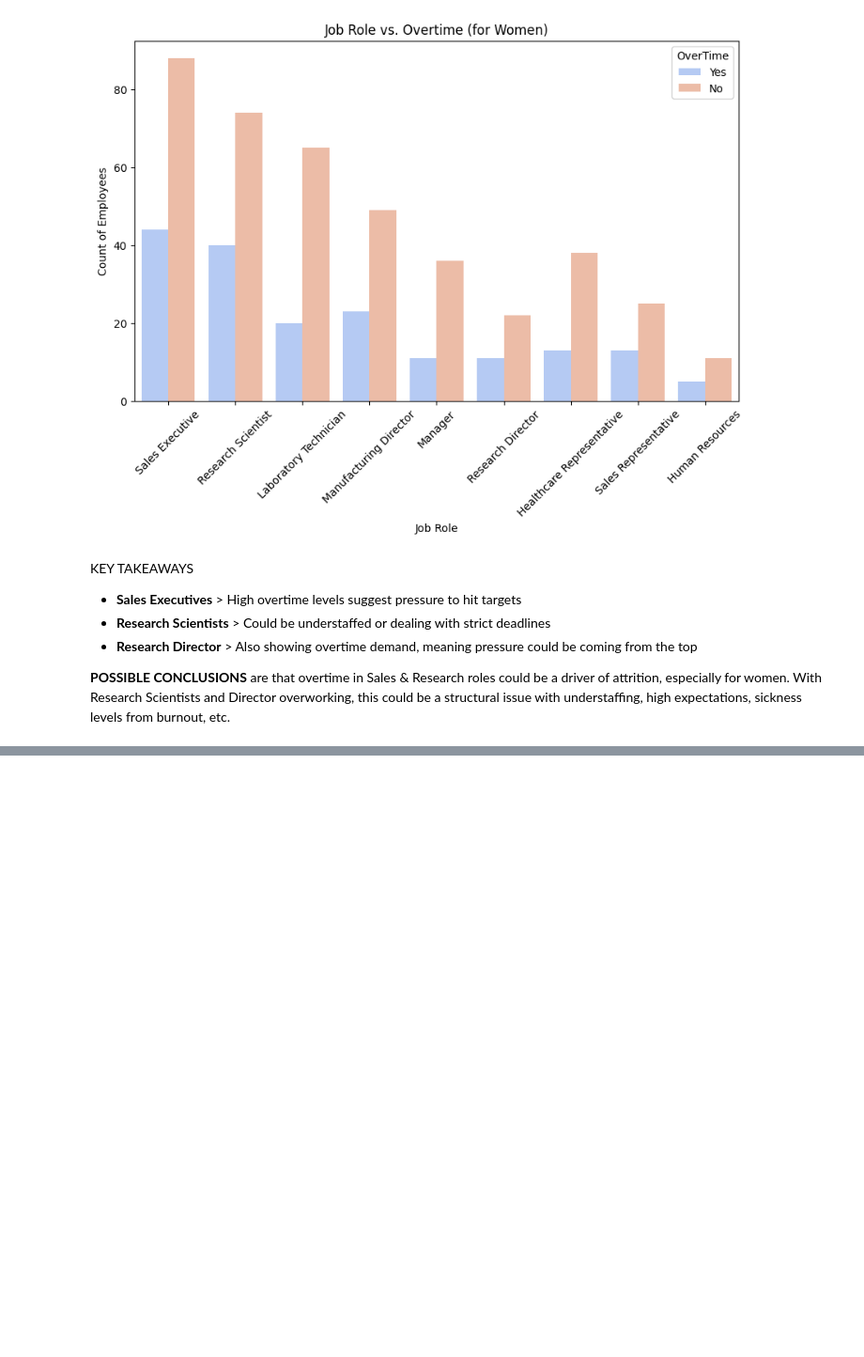
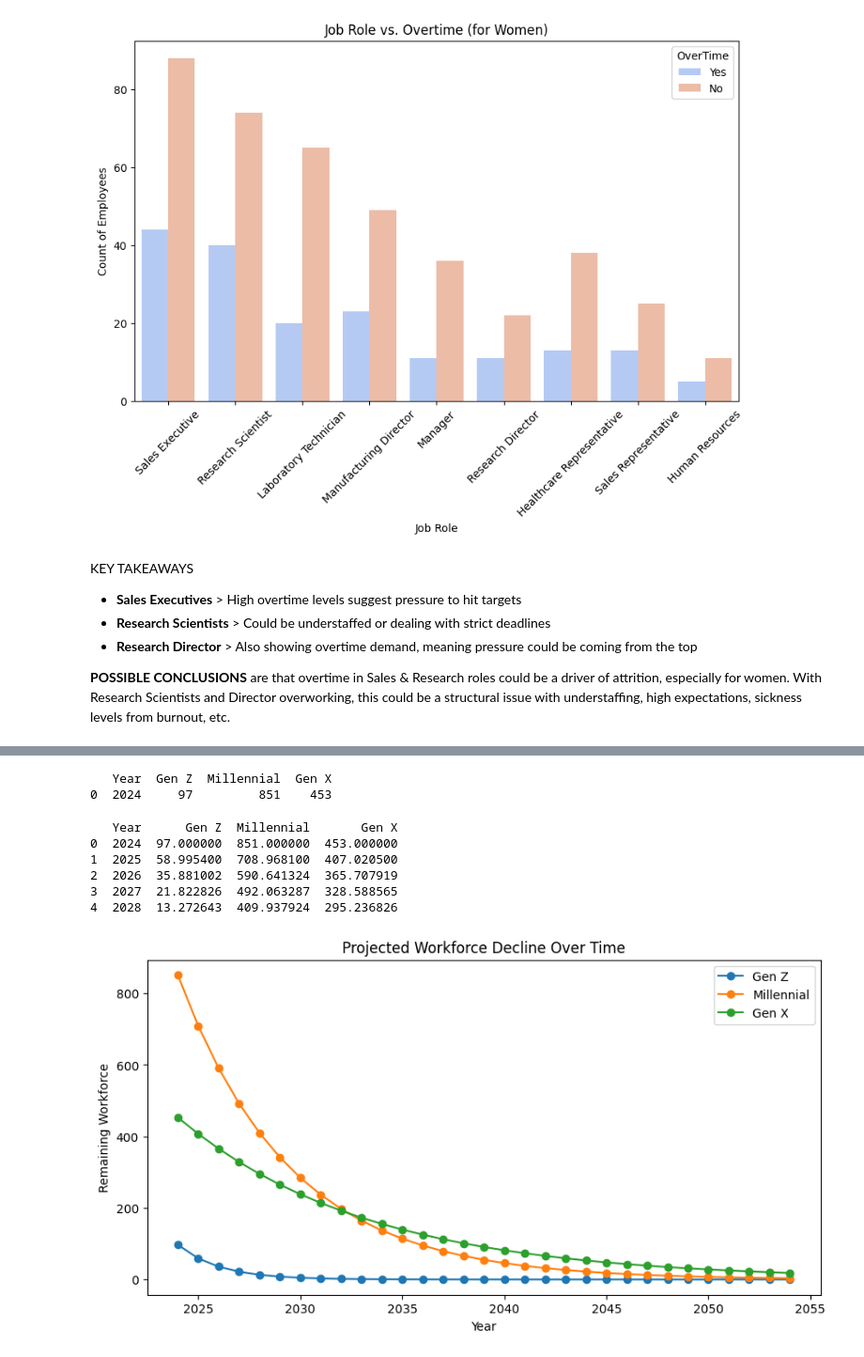
Before and after one commit to Suzie999/HR_Analysis, a Jupyter notebook: HR_Analytics.ipynb, the cells around one changed output, grey strips where cells are left out. Shown at 94% size. Saved outputs shown, nothing was run; the diff lists cells and outputs as text; code cells hidden in the pictures; blank space fills up the shorter version.

```diff
--- a/HR_Analytics.ipynb
+++ b/HR_Analytics.ipynb
@@ -889,0 +911,68 @@ KEY TAKEAWAYS
+# %%
+import pandas as pd
+
+# Define the current workforce for each generation
+workforce_data = {
+    "Year": [2024],  # Start from the current year
+    "Gen Z": [97],
+    "Millennial": [851],
+    "Gen X": [453],
+    }
+
+# Convert into a DataFrame
+df_forecast = pd.DataFrame(workforce_data)
+
+# Display the first row to verify
+print(df_forecast)
+# %% [output]
+   Year  Gen Z  Millennial  Gen X
+0  2024     97         851    453
+# %%
+# Define attrition rates per generation
+attrition_rates = {
+    "Gen Z": 0.3918,  # 39.18% annual attrition
+    "Millennial": 0.1669,  # 16.69% annual attrition
+    "Gen X": 0.1015  # 10.15% annual attrition
+}
+
+# Forecast workforce decline over the next 30 years
+years = list(range(2025, 2055))  # 2025 to 2054
+for year in years:
+    last_row = df_forecast.iloc[-1].copy()  # Get last year's data
+    new_row = {"Year": year}
+
+    # Apply attrition to each generation
+    for gen in attrition_rates:
+        new_row[gen] = last_row[gen] * (1 - attrition_rates[gen])  # Reduce workforce
+
+    # Append the new row to the DataFrame
+    df_forecast = pd.concat([df_forecast, pd.DataFrame([new_row])], ignore_index=True)
+
+# Display the first few rows of the forecast
+print(df_forecast.head())
+# %% [output]
+   Year      Gen Z  Millennial       Gen X
+0  2024  97.000000  851.000000  453.000000
+1  2025  58.995400  708.968100  407.020500
+2  2026  35.881002  590.641324  365.707919
+3  2027  21.822826  492.063287  328.588565
+4  2028  13.272643  409.937924  295.236826
+# %%
+#Create the visual decline for attrition over 30 years - Linear Regression using Matplotlib
+
+import matplotlib.pyplot as plt
+
+# Create the plot
+plt.figure(figsize=(10,5))
+plt.plot(df_forecast["Year"], df_forecast["Gen Z"], label="Gen Z", marker="o")
+plt.plot(df_forecast["Year"], df_forecast["Millennial"], label="Millennial", marker="o")
+plt.plot(df_forecast["Year"], df_forecast["Gen X"], label="Gen X", marker="o")
+
+# Labels and title
+plt.xlabel("Year")
+plt.ylabel("Remaining Workforce")
+plt.title("Projected Workforce Decline Over Time")
+plt.legend()
+plt.show()
+# %% [output]
+[figure, added]
```
Also changed, not shown: parts of 4 cells of this notebook.
